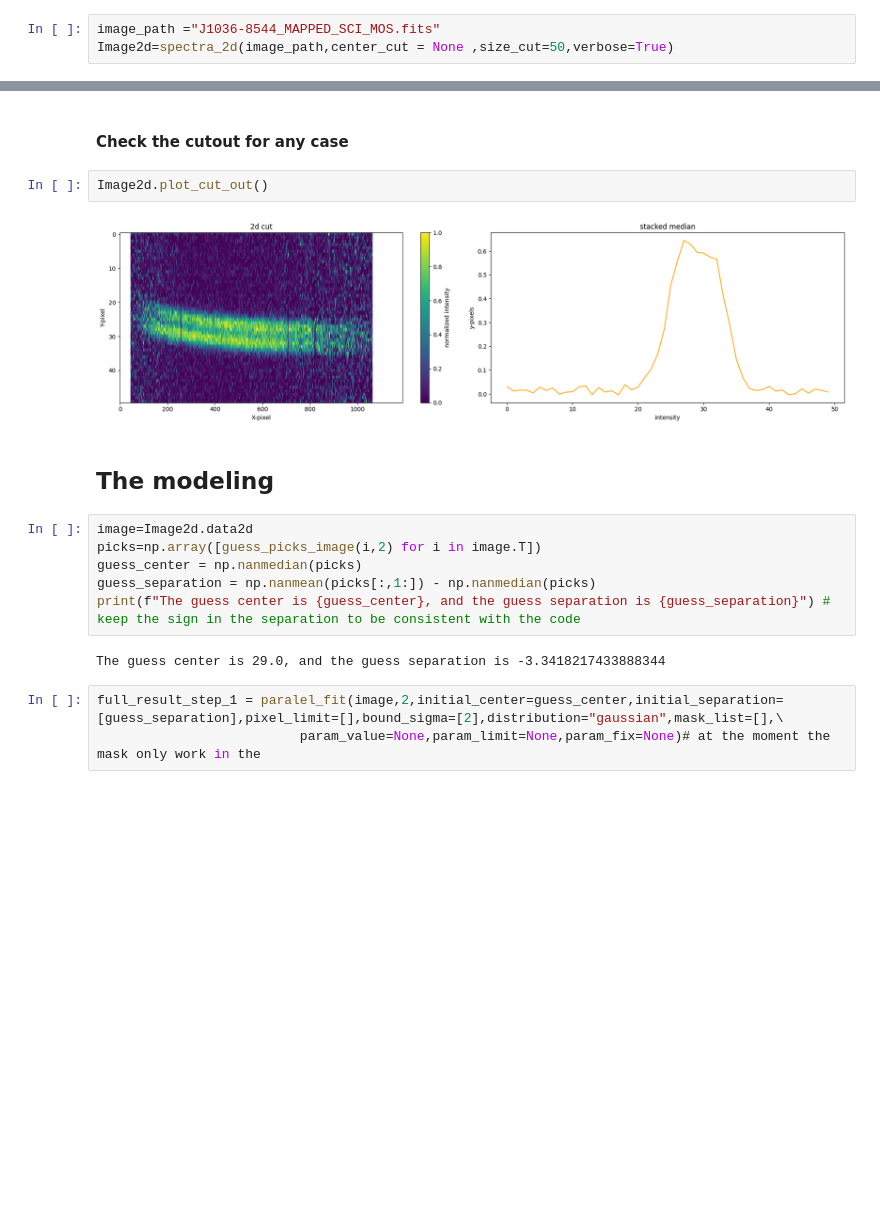
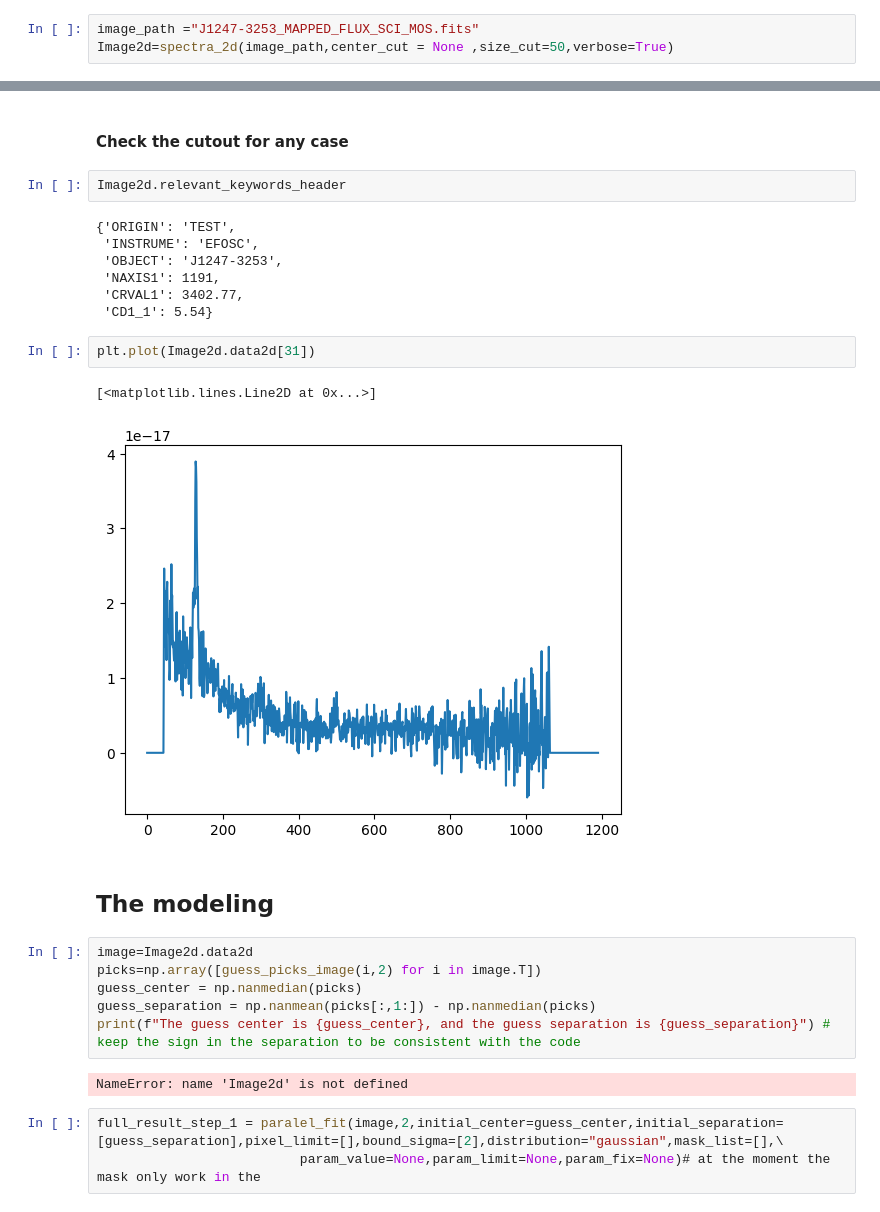
Before and after one commit to felavila/code_for_extraction_2d_spectra, a Jupyter notebook: notebooks/how_to_use_example_v0.ipynb, the cells around one changed output, grey strips where cells are left out. Saved outputs shown, nothing was run; the diff lists cells and outputs as text; blank space fills up the shorter version.

Commit message:
added keyword for EFOSC

```diff
--- a/notebooks/how_to_use_example_v0.ipynb
+++ b/notebooks/how_to_use_example_v0.ipynb
@@ -27,3 +22,3 @@ spectral_extraction.__version__
 # %%
-image_path ="J1036-8544_MAPPED_SCI_MOS.fits"
+image_path ="J1247-3253_MAPPED_FLUX_SCI_MOS.fits"
 Image2d=spectra_2d(image_path,center_cut = None ,size_cut=50,verbose=True)
@@ -30,9 +34,19 @@ Image2d=spectra_2d(image_path,center_cut = None ,size_cut=50,verbose=True)
 # %% [markdown]
 #### Check the cutout for any case
 # %%
-Image2d.plot_cut_out()
+Image2d.relevant_keywords_header
 # %% [output]
-[figure, removed]
+{'ORIGIN': 'TEST',
+ 'INSTRUME': 'EFOSC',
+ 'OBJECT': 'J1247-3253',
+ 'NAXIS1': 1191,
+ 'CRVAL1': 3402.77,
+ 'CD1_1': 5.54}
+# %%
+plt.plot(Image2d.data2d[31])
+# %% [output]
+[<matplotlib.lines.Line2D at 0x...>]
+[figure, added]
 # %% [markdown]
 ## The modeling
 # %%
@@ -42,7 +56,7 @@ guess_center = np.nanmedian(picks)
 guess_separation = np.nanmean(picks[:,1:]) - np.nanmedian(picks)
 print(f"The guess center is {guess_center}, and the guess separation is {guess_separation}") # keep the sign in the separation to be consistent with the code
 # %% [output]
-The guess center is 29.0, and the guess separation is -3.3418217433888344
+NameError: name 'Image2d' is not defined
 # %%
 full_result_step_1 = paralel_fit(image,2,initial_center=guess_center,initial_separation=[guess_separation],pixel_limit=[],bound_sigma=[2],distribution="gaussian",mask_list=[],\
                           param_value=None,param_limit=None,param_fix=None)# at the moment the mask only work in the
```
Also changed, not shown: parts of 5 cells of this notebook, 11 other files.
